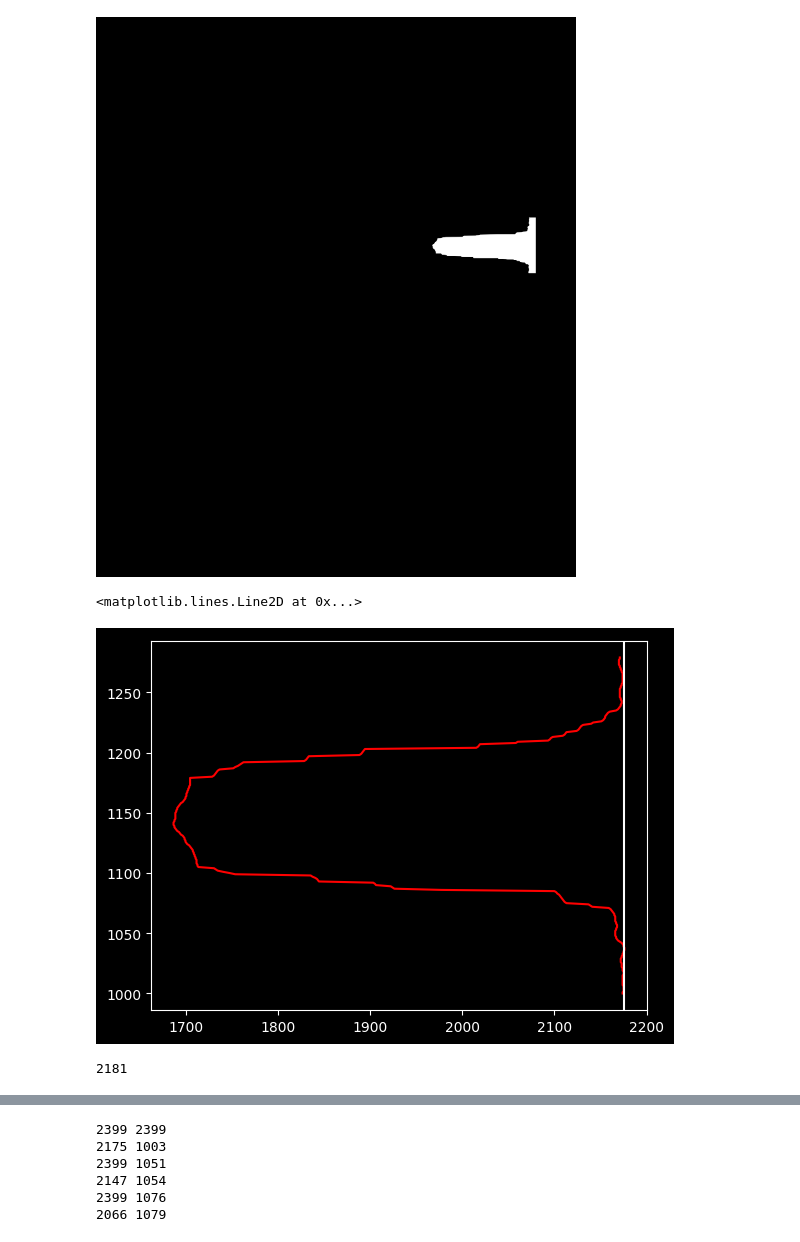
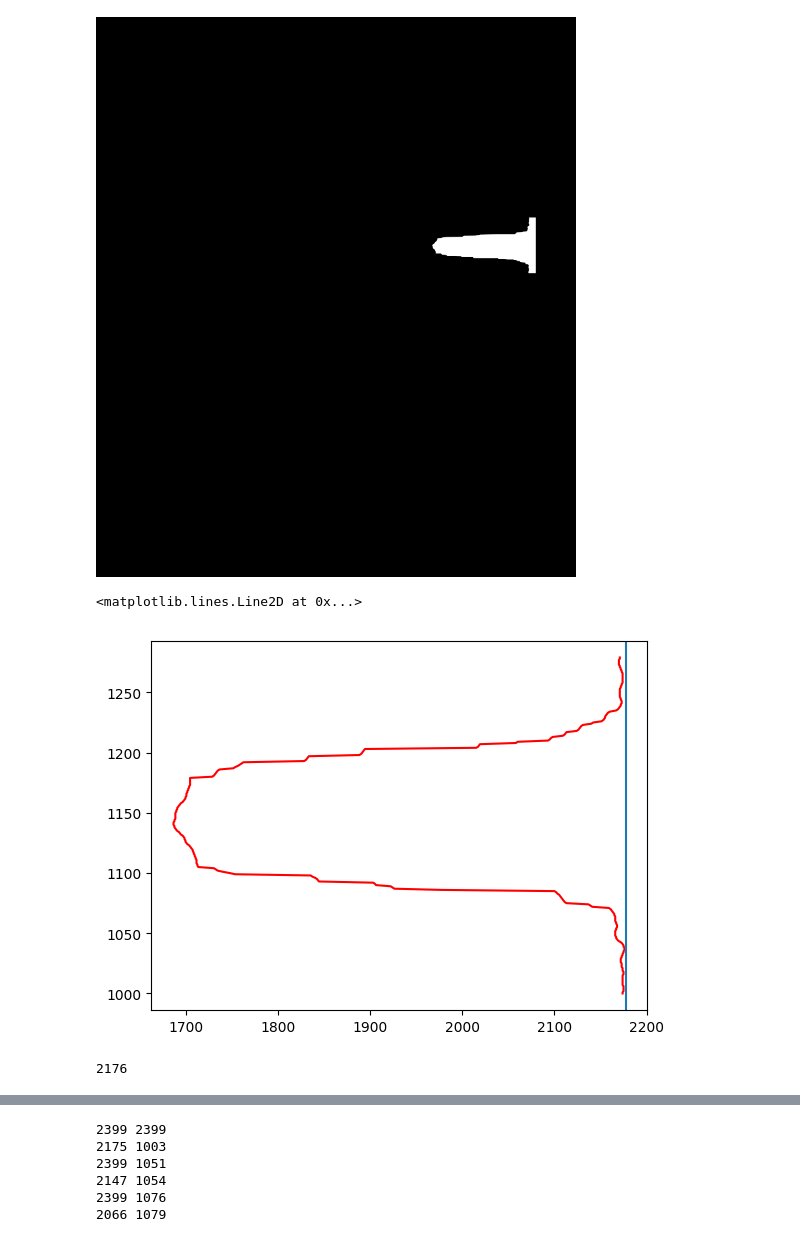
Before and after one commit to cdesio/leaf_reco, a Jupyter notebook: notebooks/Leaf_position_and_inv-different_approach-yw18581.ipynb, the cells around one changed output, grey strips where cells are left out. Cells and saved outputs as stored; diff of their text form; code cells hidden in the pictures.

```diff
--- a/notebooks/Leaf_position_and_inv-different_approach-yw18581.ipynb
+++ b/notebooks/Leaf_position_and_inv-different_approach-yw18581.ipynb
@@ -87,7 +65,7 @@ array([[   0,    1,    2,    3,    4,    5,    6,    7,    8,    9,   10,
 # %%
 ls_inv=(~ls.astype(bool)).astype(int)
 # %%
-leaf = select_profile(ls_inv[1000:1280])
+leaf = np.column_stack(select_profile_2(ls_inv[1000:1280]))
 plt.plot(leaf[:,1], leaf[:,0]+1000,c='r')
 # %% [output]
 [<matplotlib.lines.Line2D at 0x...>]
@@ -133,21 +93,22 @@ fig.axes.get_yaxis().set_visible(False)
 # %% [output]
 [figure]
 # %%
-new_leaf = leaf_2
+new_leaf = leaf
 # %%
 for i, (j, k) in enumerate(new_leaf):
     if i >3 and i < len(new_leaf)-3:
         if np.abs(k-new_leaf[i-1][1])>150:
             new_leaf[i][1]=np.mean([new_leaf[i-3][1], new_leaf[i+3][1]])
 # %%
+matplotlib.rcdefaults()
 plt.plot(new_leaf[:,1], new_leaf[:,0]+1000,c='r')
-plt.axvline(x=np.max(new_leaf[:,1]))
+plt.axvline(x=np.max(new_leaf[:,1])+2)
 # %% [output]
 <matplotlib.lines.Line2D at 0x...>
-[figure, old version]
+[figure, new version]
 # %%
 np.max(leaf[:,1])
 # %% [output]
-2181
+2176
 # %%
 plt.axvline(x=np.max(leaf[:,1]))
```
Also changed, not shown: parts of 16 cells of this notebook, 1 other file.
